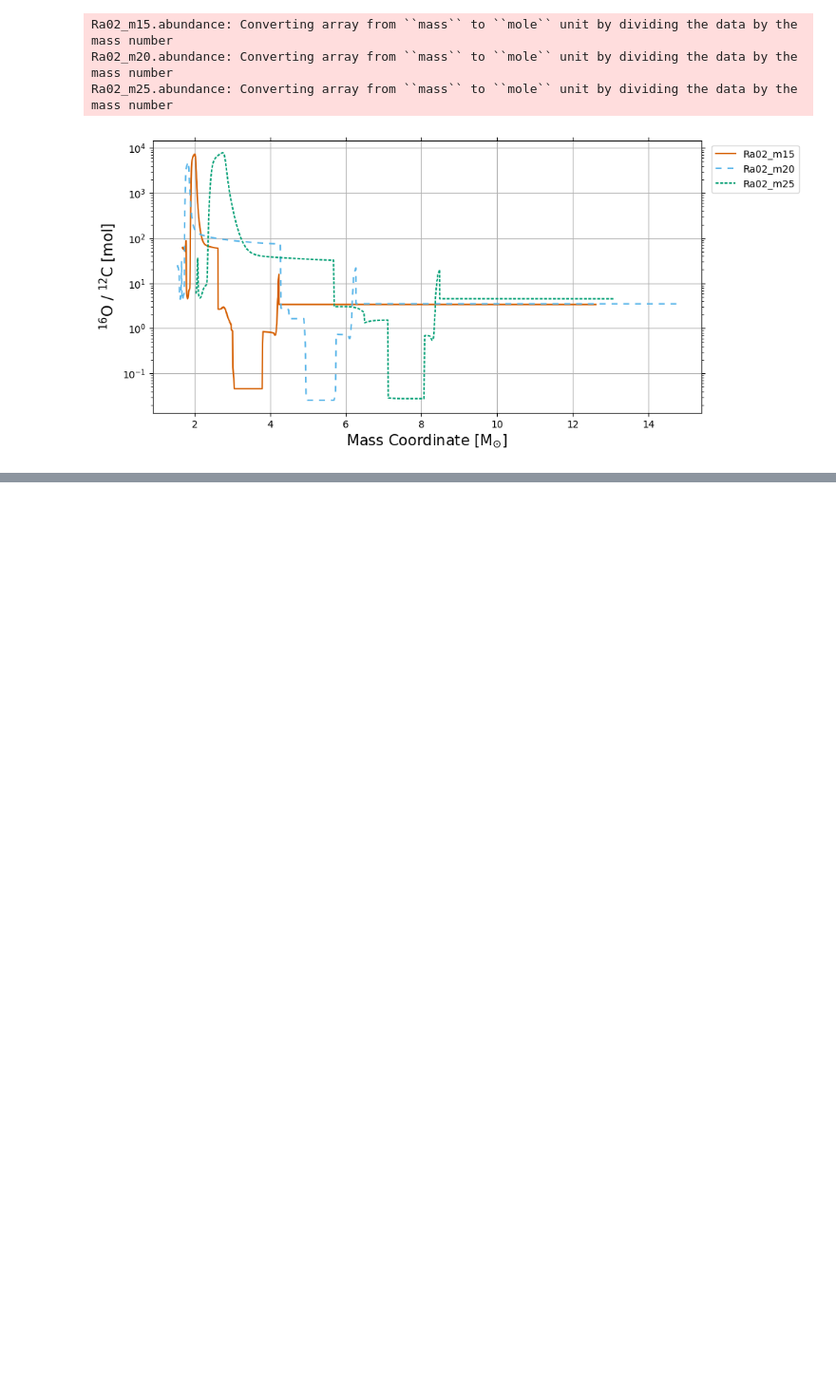
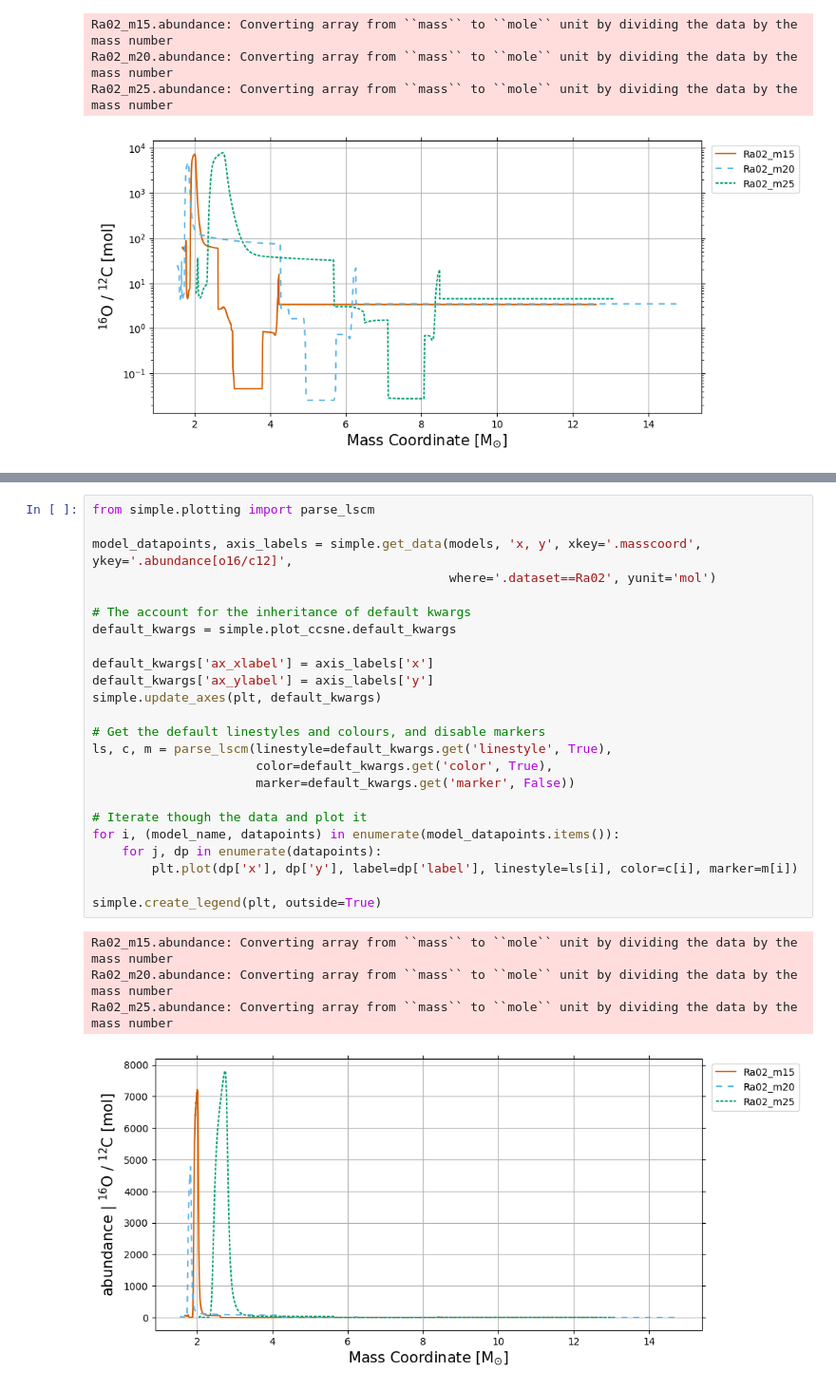
Before and after one commit to mattias-ek/SIMPLE, a Jupyter notebook: notebooks/ccsne_tutorial3.ipynb, the cells around one changed output, grey strips where cells are left out. Shown: that part at 95% size. Cells and saved outputs as stored; diff of their text form; blank space fills up the shorter version.

```diff
--- a/notebooks/ccsne_tutorial3.ipynb
+++ b/notebooks/ccsne_tutorial3.ipynb
@@ -150,0 +198,29 @@ Ra02_m25.abundance: Converting array from ``mass`` to ``mole`` unit by dividing
+# %%
+from simple.plotting import parse_lscm
+
+model_datapoints, axis_labels = simple.get_data(models, 'x, y', xkey='.masscoord', ykey='.abundance[o16/c12]',
+                                                where='.dataset==Ra02', yunit='mol')
+
+# The account for the inheritance of default kwargs
+default_kwargs = simple.plot_ccsne.default_kwargs
+
+default_kwargs['ax_xlabel'] = axis_labels['x']
+default_kwargs['ax_ylabel'] = axis_labels['y']
+simple.update_axes(plt, default_kwargs)
+
+# Get the default linestyles and colours, and disable markers
+ls, c, m = parse_lscm(linestyle=default_kwargs.get('linestyle', True),
+                      color=default_kwargs.get('color', True),
+                      marker=default_kwargs.get('marker', False))
+
+# Iterate though the data and plot it
+for i, (model_name, datapoints) in enumerate(model_datapoints.items()):
+    for j, dp in enumerate(datapoints):
+        plt.plot(dp['x'], dp['y'], label=dp['label'], linestyle=ls[i], color=c[i], marker=m[i])
+
+simple.create_legend(plt, outside=True)
+# %% [output]
+Ra02_m15.abundance: Converting array from ``mass`` to ``mole`` unit by dividing the data by the mass number
+Ra02_m20.abundance: Converting array from ``mass`` to ``mole`` unit by dividing the data by the mass number
+Ra02_m25.abundance: Converting array from ``mass`` to ``mole`` unit by dividing the data by the mass number
+[figure, added]
```
Also changed, not shown: parts of 15 cells of this notebook, 6 other files.
